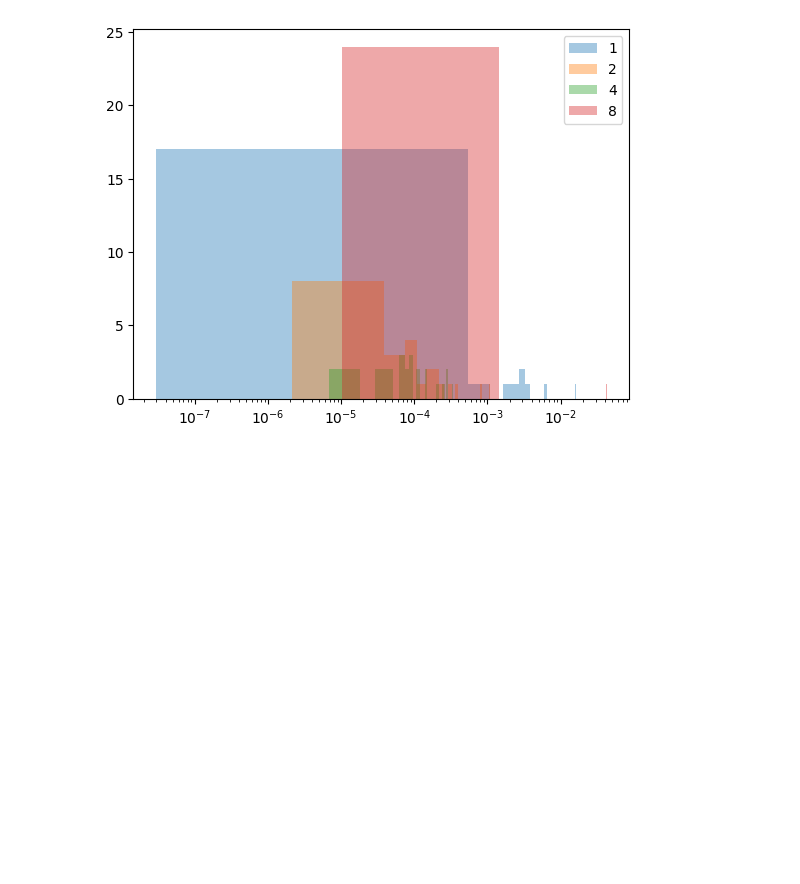
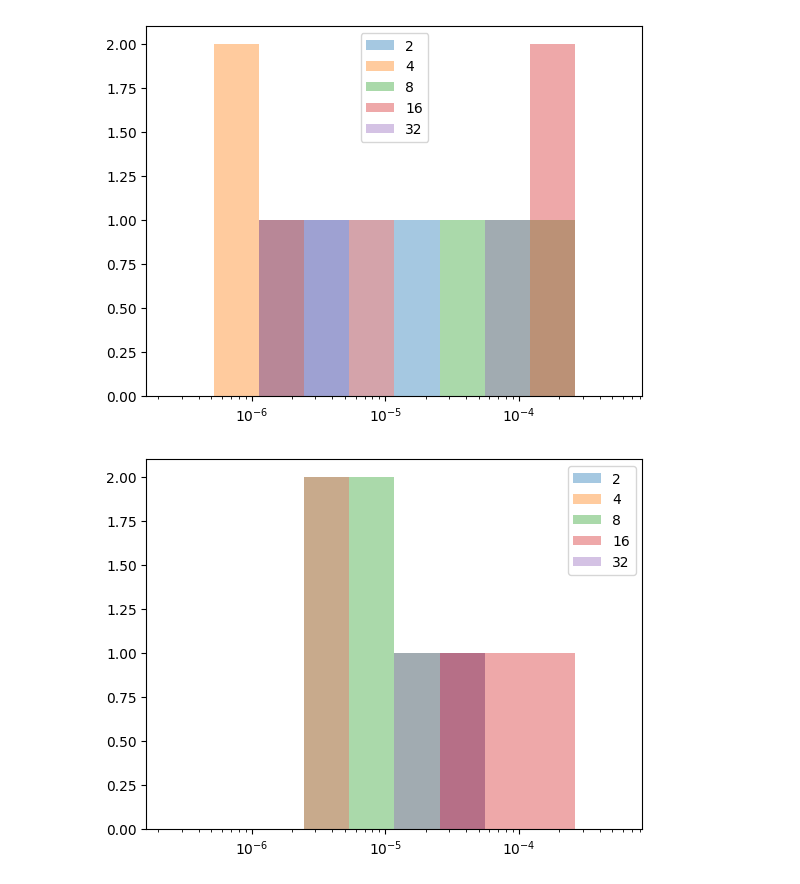
Before and after one commit to IDEALLab/Least_Volume_ICLR2024, a Jupyter notebook: notebook/reconstruction.ipynb, the cells around one changed output. Saved outputs shown, nothing was run; the diff lists cells and outputs as text; code cells hidden in the pictures; blank space fills up the shorter version.

```diff
--- a/notebook/reconstruction.ipynb
+++ b/notebook/reconstruction.ipynb
@@ -34,3 +36,11 @@ for o, (l, width) in enumerate(zip(ll, ww)):
 
         recs[o,p] = torch.as_tensor(rec)
         mses[o,p] = torch.as_tensor(mse)
+# %%
+hist, bins = np.histogram(recs.flatten(), bins=20)
+logbins = np.logspace(np.log10(bins[0]), np.log10(bins[-1]), len(bins))
+for l, rec in zip(ll, recs):
+    plt.hist(rec.flatten().detach().numpy(), alpha=0.4, bins=logbins, label=l)
+plt.xscale('log')
+plt.legend()
+plt.show()
@@ -37,7 +54,8 @@ for o, (l, width) in enumerate(zip(ll, ww)):
 # %%
-for l, rec in zip(ll, recs):
-    plt.hist(rec.flatten().detach().numpy(), alpha=0.4, bins=30, label=l)
-plt.xscale('log')
-plt.legend()
-plt.show()
+for rec in recs:
+    for d, re in zip(dd, rec):
+        plt.hist(re.flatten().detach().numpy(), alpha=0.4, bins=logbins, label=d)
+    plt.xscale('log')
+    plt.legend()
+    plt.show()
 # %% [output]
@@ -44,0 +66,8 @@ plt.show()
+# %%
+hist, bins = np.histogram(mses.flatten(), bins=10)
+logbins = np.logspace(np.log10(bins[0]), np.log10(bins[-1]), len(bins))
+for l, mse in zip(ll, mses):
+    plt.hist(mse.flatten().detach().numpy(), alpha=0.4, bins=logbins, label=l)
+plt.xscale('log')
+plt.legend()
+plt.show()
@@ -45,8 +76,10 @@ plt.show()
 # %%
-for l, mse in zip(ll, mses):
-    plt.hist(mse.flatten().detach().numpy(), alpha=0.4, bins=30, label=l)
-plt.xscale('log')
-plt.legend()
-plt.show()
+for mse in mses:
+    for d, ms in zip(dd, mse):
+        plt.hist(ms.flatten().detach().numpy(), alpha=0.4, bins=logbins, label=d)
+    plt.xscale('log')
+    plt.legend()
+    plt.show()
 # %% [output]
-[figure, old version]
+[figure, new version]
+[figure, added]
```
Also changed, not shown: parts of 7 cells of this notebook, 13 other files.
